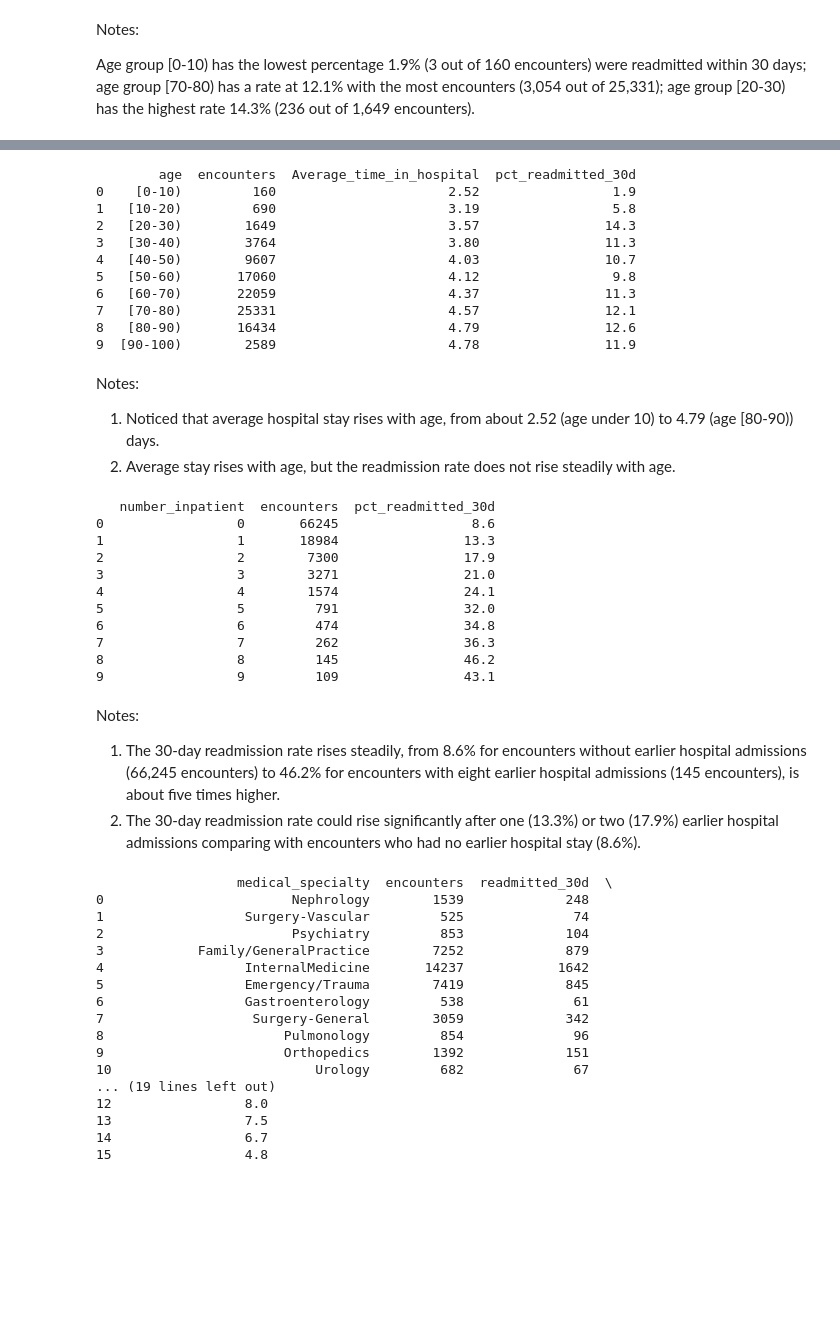
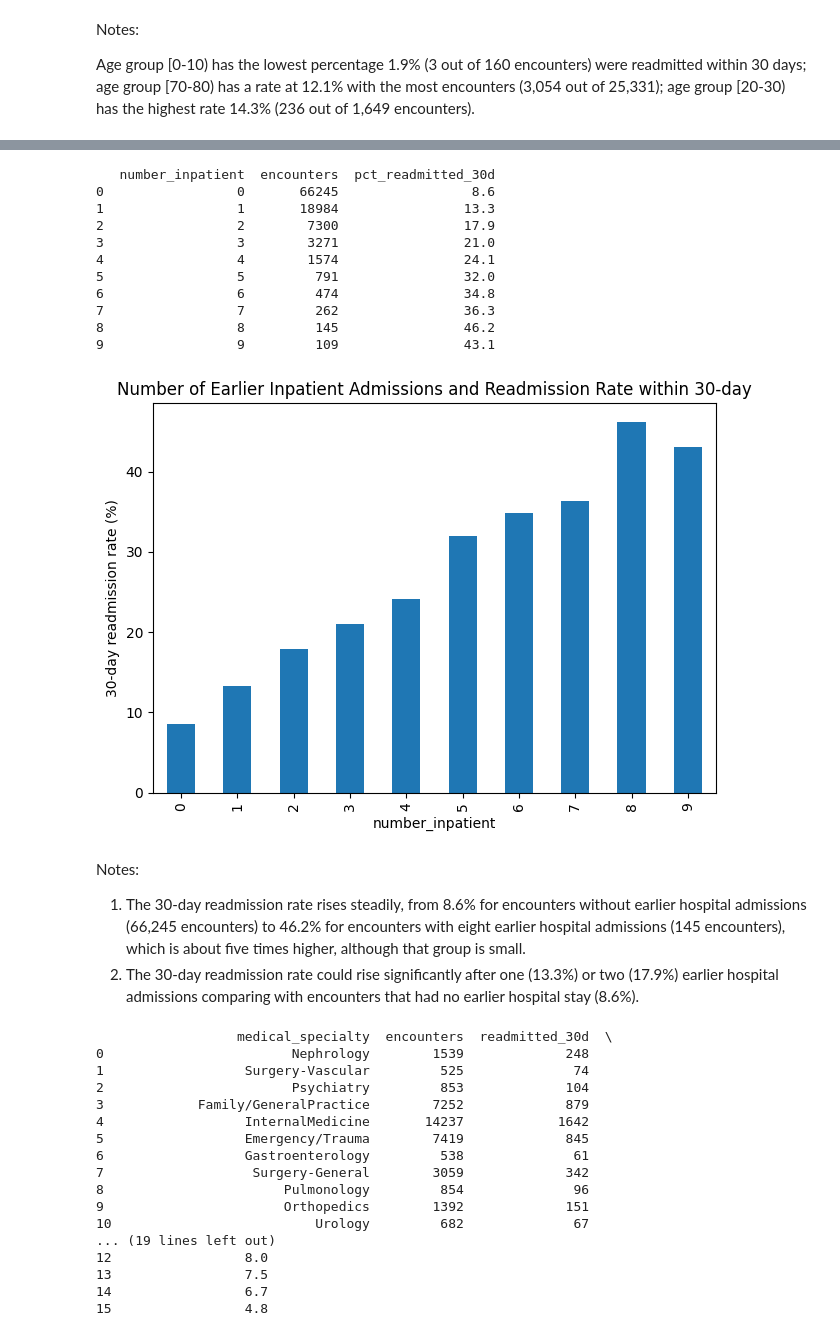
Before and after one commit to JasonLou622/Hospital-readmissions-analysis, a Jupyter notebook: diabetes_readmission_analysis.ipynb, the cells around one changed output, grey strips where cells are left out. Cells and saved outputs as stored; diff of their text form; code cells hidden in the pictures; blank space fills up the shorter version.

```diff
--- a/diabetes_readmission_analysis.ipynb
+++ b/diabetes_readmission_analysis.ipynb
@@ -374,64 +424,42 @@ The rates rises from 8.4% at one day to 14.8% at ten days, then fluctuates from
 # %%
-# Analysis 5: Examines the average time in hospital for each age group
+# Analysis 6: Examines if the number of earlier inpatient admissions (number_inpatient) relates to readmission.
 query = '''
 SELECT
-    age,
+    number_inpatient,
     COUNT(*) AS encounters,
-    ROUND(AVG(time_in_hospital), 2) AS Average_time_in_hospital,
     ROUND(100.0 * SUM(1) FILTER (WHERE readmitted = '<30') / COUNT(*), 1) AS pct_readmitted_30d
 FROM diabetes_data_cleaned
-GROUP BY age
-ORDER BY age;
+GROUP BY number_inpatient
+HAVING COUNT(*) >= 100
+ORDER BY number_inpatient;
 '''
 
-print(pd.read_sql(query, conn))
+result = pd.read_sql(query, conn)
+print(result)
+
+result.plot(x="number_inpatient", y="pct_readmitted_30d", kind="bar", legend=False)
+plt.ylabel("30-day readmission rate (%)")
+plt.title("Number of Earlier Inpatient Admissions and Readmission Rate within 30-day")
+plt.tight_layout()
+plt.show()
 # %% [output]
-        age  encounters  Average_time_in_hospital  pct_readmitted_30d
-0    [0-10)         160                      2.52                 1.9
-1   [10-20)         690                      3.19                 5.8
-2   [20-30)        1649                      3.57                14.3
-3   [30-40)        3764                      3.80                11.3
-4   [40-50)        9607                      4.03                10.7
-5   [50-60)       17060                      4.12                 9.8
-6   [60-70)       22059                      4.37                11.3
-7   [70-80)       25331                      4.57                12.1
-8   [80-90)       16434                      4.79                12.6
-9  [90-100)        2589                      4.78                11.9
+   number_inpatient  encounters  pct_readmitted_30d
+0                 0       66245                 8.6
+1                 1       18984                13.3
+2                 2        7300                17.9
+3                 3        3271                21.0
+4                 4        1574                24.1
+5                 5         791                32.0
+6                 6         474                34.8
+7                 7         262                36.3
+8                 8         145                46.2
+9                 9         109                43.1
+[figure, added]
-# %% [markdown]
-Notes:
-1. Noticed that average hospital stay rises with age, from about 2.52 (age under 10) to 4.79 (age [80-90)) days.
-2. Average stay rises with age, but the readmission rate does not rise steadily with age.
-# %%
-# Analysis 6: Examines if the number of earlier inpatient admissions (number_inpatient) relates to readmission.
-query = '''
-SELECT
-    number_inpatient,
-    COUNT(*) AS encounters,
-    ROUND(100.0 * SUM(1) FILTER (WHERE readmitted = '<30') / COUNT(*), 1) AS pct_readmitted_30d
-FROM diabetes_data_cleaned
-GROUP BY number_inpatient
-HAVING COUNT(*) >= 100
-ORDER BY number_inpatient;
-'''
-
-print(pd.read_sql(query, conn))
-# %% [output]
-   number_inpatient  encounters  pct_readmitted_30d
-0                 0       66245                 8.6
-1                 1       18984                13.3
-2                 2        7300                17.9
-3                 3        3271                21.0
-4                 4        1574                24.1
-5                 5         791                32.0
-6                 6         474                34.8
-7                 7         262                36.3
-8                 8         145                46.2
-9                 9         109                43.1
 # %% [markdown]
 Notes:
 
-1. The 30-day readmission rate rises steadily, from 8.6% for encounters without earlier hospital admissions (66,245 encounters) to 46.2% for encounters with eight earlier hospital admissions (145 encounters), is about five times higher.
-2. The 30-day readmission rate could rise significantly after one (13.3%) or two (17.9%) earlier hospital admissions comparing with encounters who had no earlier hospital stay (8.6%).
+1. The 30-day readmission rate rises steadily, from 8.6% for encounters without earlier hospital admissions (66,245 encounters) to 46.2% for encounters with eight earlier hospital admissions (145 encounters), which is about five times higher, although that group is small.
+2. The 30-day readmission rate could rise significantly after one (13.3%) or two (17.9%) earlier hospital admissions comparing with encounters that had no earlier hospital stay (8.6%).
 # %%
 # Analysis 7: Determines whether medical_specialty associates with the 30-day readmission rate.
 query = '''
```
Also changed, not shown: parts of 6 cells of this notebook, 2 other files.
